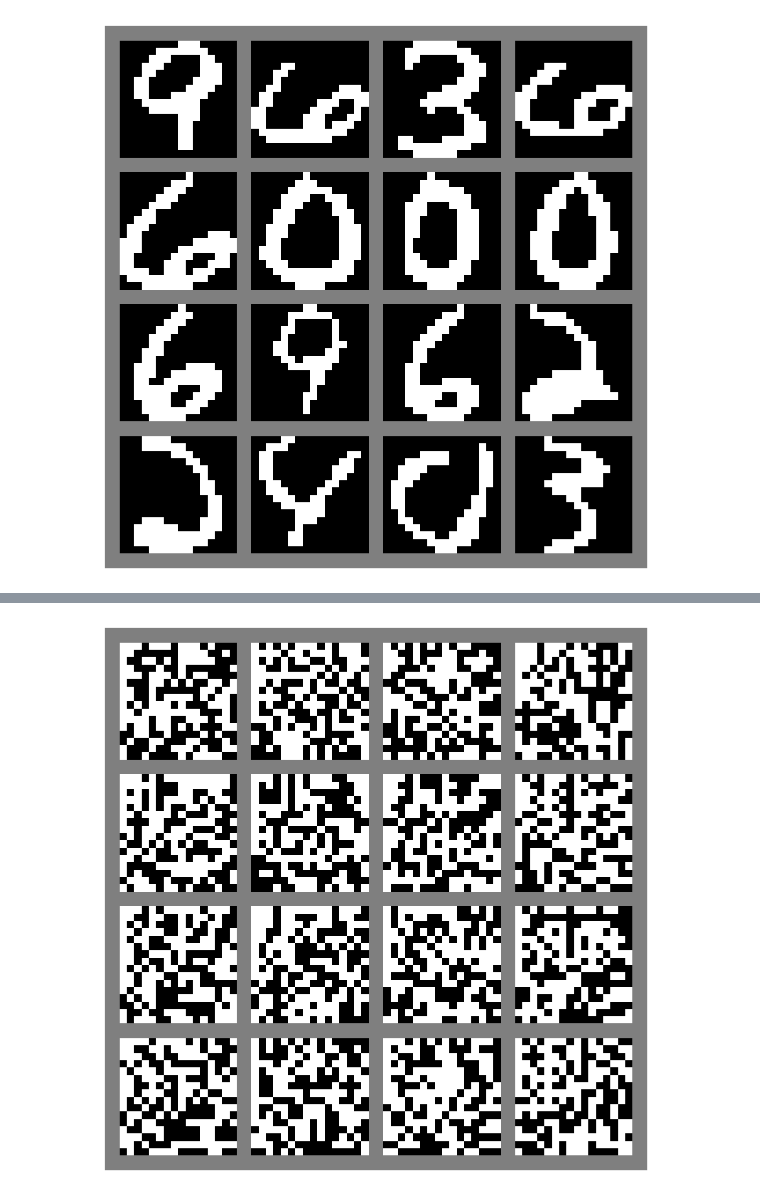
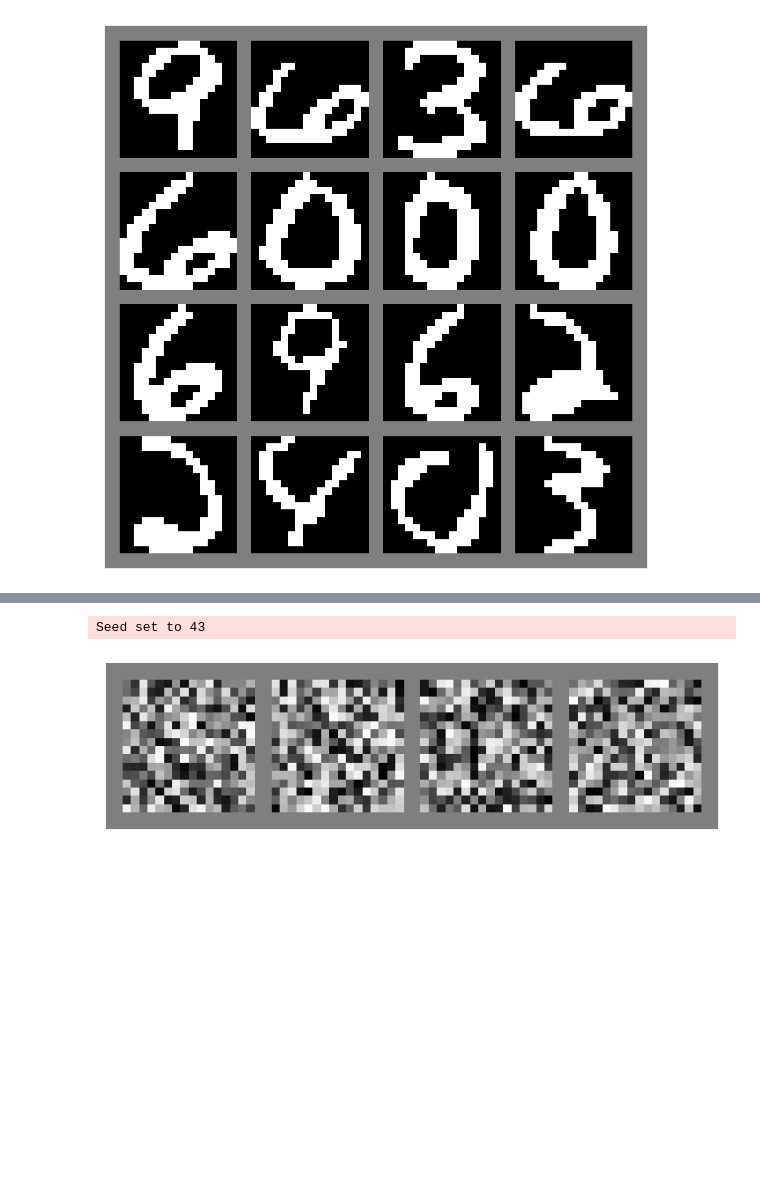
Before and after one commit to jinyi12/ECE689_Adv_DL_Sp2025, a Jupyter notebook: HW1/HW1.ipynb, the cells around one changed output, grey strips where cells are left out. Saved outputs shown, nothing was run; the diff lists cells and outputs as text; code cells hidden in the pictures; blank space fills up the shorter version.

Commit message:
Implement Langevin sampling for USPS dataset with visualization

```diff
--- a/HW1/HW1.ipynb
+++ b/HW1/HW1.ipynb
@@ -1510,7 +1759,7 @@ class GenerateCallback(pl.Callback):
                 grid = torchvision.utils.make_grid(imgs_to_plot, nrow=imgs_to_plot.shape[0], normalize=True, value_range=(-1,1))
                 trainer.logger.experiment.add_image(f"generation_{i}", grid, global_step=trainer.current_epoch)
 
-    def generate_imgs(self, pl_module, start_imgs=None):
+    def generate_imgs(self, pl_module):
         pl_module.eval()
         if pl_module.hparams.method == 'langevin':
             start_imgs = torch.rand((self.batch_size,) + pl_module.hparams["img_shape"]).to(pl_module.device)
@@ -1518,11 +1767,16 @@ class GenerateCallback(pl.Callback):
             torch.set_grad_enabled(True)  # Tracking gradients for sampling necessary
 
         elif pl_module.hparams.method == 'gibbs':
-            assert start_imgs is not None, "For Gibbs sampling, start_imgs must be provided"
+            # assert start_imgs is not None, "For Gibbs sampling, start_imgs must be provided" <-- not used now
             # images from the training data
-            start_imgs = start_imgs[0].to(pl_module.device)  # Get first batch of test images and move to device
+            # start_imgs = start_imgs[0].to(pl_module.device)  # Get first batch of test images and move to device
+            start_imgs = torch.rand((self.batch_size,) + pl_module.hparams["img_shape"]).to(pl_module.device)
+            start_imgs = (start_imgs > 0.5).float() * 2 - 1
+
 
         imgs_per_step = Sampler.generate_samples(pl_module.cnn, start_imgs, steps=self.num_steps, return_img_per_step=True, method=pl_module.hparams.method)
+        # clamp the images to be between -1 and 1
+        imgs_per_step = imgs_per_step.clamp(-1.0, 1.0)
         torch.set_grad_enabled(False)
         pl_module.train()
         return imgs_per_step
@@ -1567,7 +1821,7 @@ def train_model(method='langeivn', **kwargs):
                          devices=1,
                          max_epochs=kwargs['epochs'],
                          gradient_clip_val=0.1,
-                         callbacks=[ModelCheckpoint(save_weights_only=True, mode="min", monitor='val_contrastive_divergence'),
+                         callbacks=[ModelCheckpoint(save_weights_only=True, mode="min", monitor='val_cdiv'),
                                     GenerateCallback(every_n_epochs=5),
                                     SamplerCallback(every_n_epochs=5),
                                     OutlierCallback(),
@@ -1679,0 +1982,11 @@ torch.Size([60, 256, 1, 16, 16])
+# %%
+model_langevin = train_model(img_shape=(1,16,16),
+                    batch_size=train_loader.batch_size,
+                    lr=1e-4,
+                    beta1=0.0,
+                    alpha=0.01,
+                    method="langevin",
+                    steps=60,
+                    step_size=10,
+                    epochs=60
+                    )
@@ -1680,10 +2015,18 @@ torch.Size([60, 256, 1, 16, 16])
+# %%
+model_langevin.to(device)
+pl.seed_everything(43)
+callback = GenerateCallback(batch_size=4, vis_steps=8, num_steps=256)
+imgs_per_step_langevin = callback.generate_imgs(model_langevin)
+imgs_per_step_langevin = imgs_per_step_langevin.cpu()
+# %% [output]
+Seed set to 43
 # %%
-# visualize first step of gibbs sampling
+# visualize first step of langevin sampling
 plt.figure(figsize=(8,8))
-grid = torchvision.utils.make_grid(imgs_per_step[0][:16], nrow=4, normalize=True, value_range=(-1,1), padding=2, pad_value=0.5)
+grid = torchvision.utils.make_grid(imgs_per_step_langevin[0][:16], nrow=4, normalize=True, value_range=(-1,1), padding=2, pad_value=0.5)
 plt.imshow(grid.permute(1,2,0))
 plt.axis('off')
 plt.show()
 # %% [output]
-[figure, old version]
+[figure, new version]
 # %%
```
Also changed, not shown: parts of 36 cells of this notebook.
